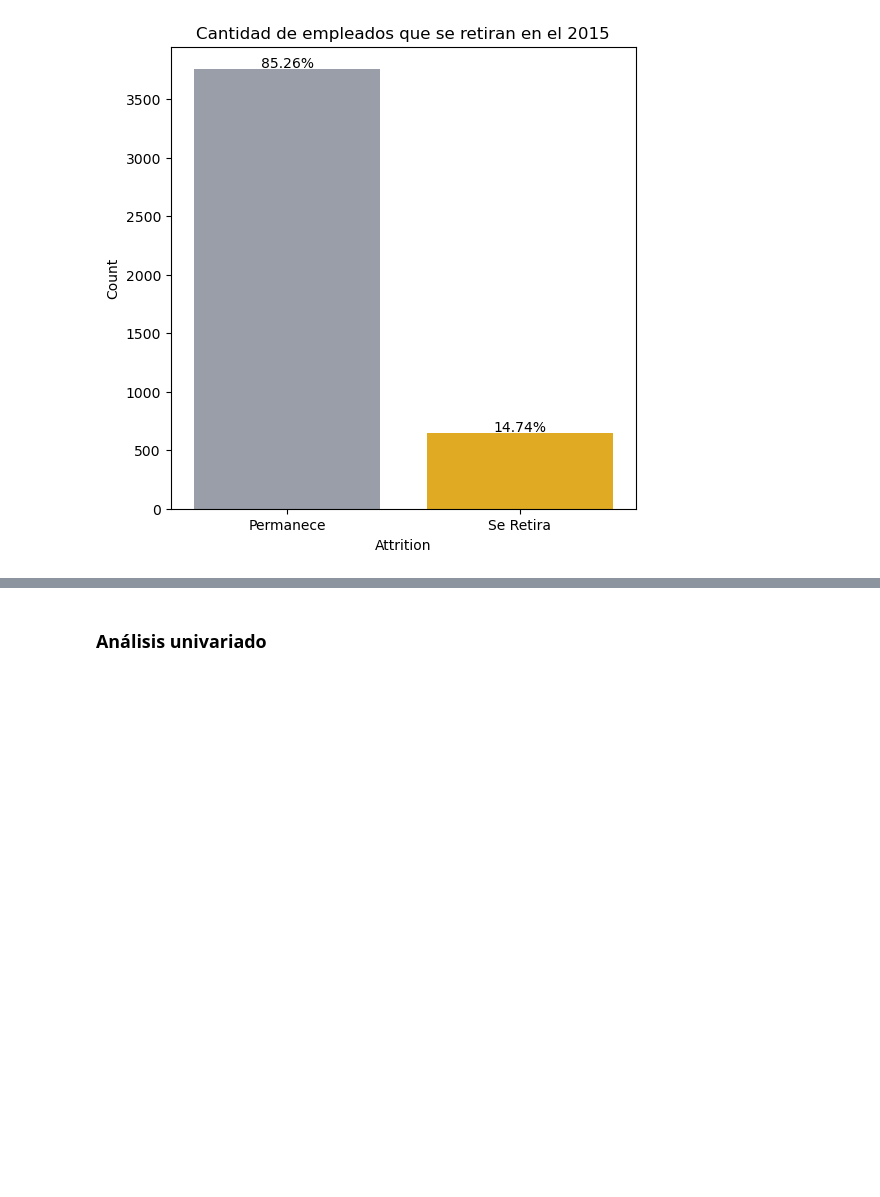
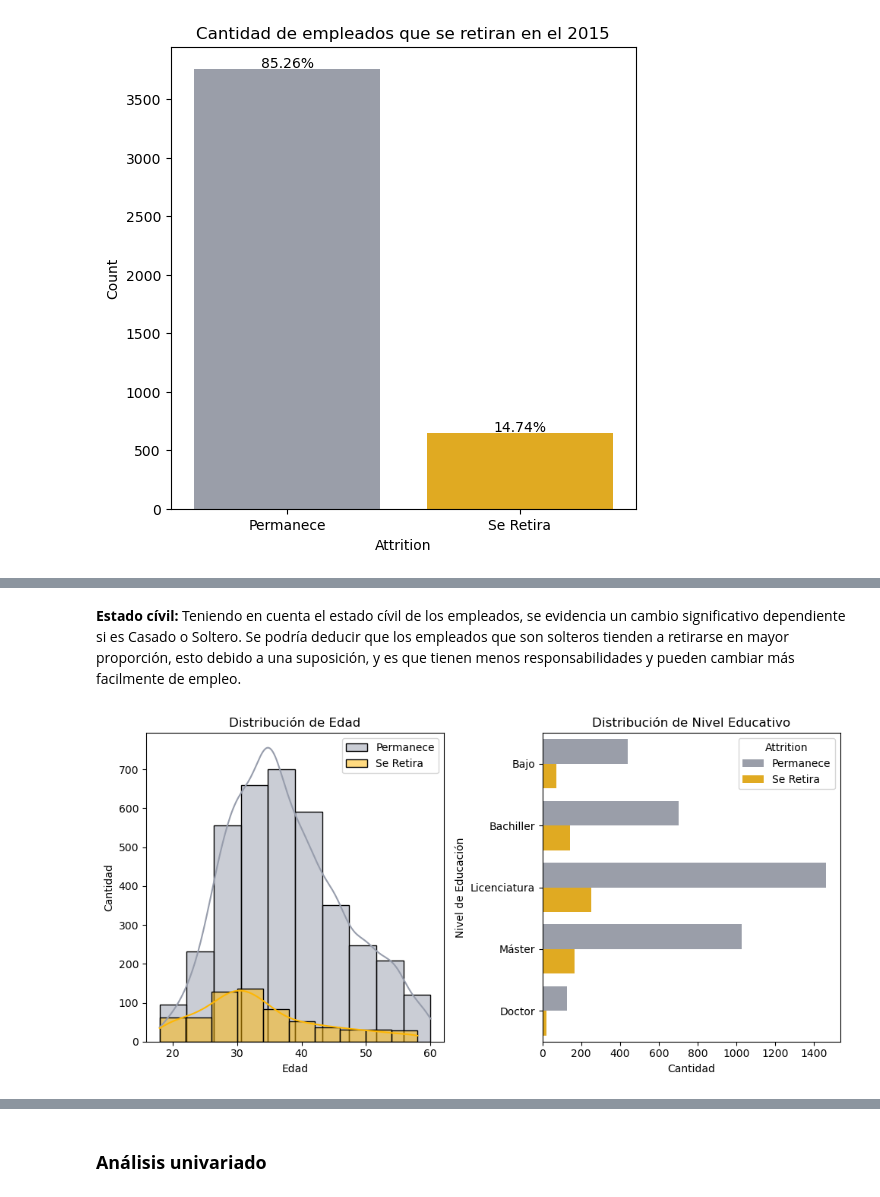
Before and after one commit to SantiRestrepoOlarte/ML_HumanResources, a Jupyter notebook: c_exploracion_de_datos.ipynb, the cells around one changed output, grey strips where cells are left out. Cells and saved outputs as stored; diff of their text form; code cells hidden in the pictures; blank space fills up the shorter version.

```diff
--- a/c_exploracion_de_datos.ipynb
+++ b/c_exploracion_de_datos.ipynb
@@ -217,0 +221,39 @@ sns.lineplot(x = "JobInvolvement", y = "MonthlyIncome", data = df_2015)
+# %% [markdown]
+**Estado cívil:** Teniendo en cuenta el estado cívil de los empleados, se evidencia un cambio significativo dependiente si es Casado o Soltero. Se podría deducir que los empleados que son solteros tienden a retirarse en mayor proporción, esto debido a una suposición, y es que tienen menos responsabilidades y pueden cambiar más facilmente de empleo.
+# %%
+# Configurar el tamaño de la figura y crear subplots
+fig, axes = plt.subplots(1, 2, figsize=(10, 5))
+
+# Gráfico de barras superpuestas para la Edad
+sns.histplot(
+    data=df_2015[df_2015['Attrition'] == 0], x='Age', bins=10, color='#979dac', label='Permanece', ax=axes[0], kde=True
+)
+sns.histplot(
+    data=df_2015[df_2015['Attrition'] == 1], x='Age', bins=10, color='#ffb703', label='Se Retira', ax=axes[0], kde=True
+)
+axes[0].set_title('Distribución de Edad')
+axes[0].set_xlabel('Edad')
+axes[0].set_ylabel('Cantidad')
+axes[0].legend()
+
+# Gráfico de barras agrupadas para Educación
+sns.countplot(
+    data=df_2015, y='Education', hue='Attrition', palette={0: '#979dac', 1: '#ffb703'}, ax=axes[1]
+)
+axes[1].set_title('Distribución de Nivel Educativo')
+axes[1].set_xlabel('Cantidad')
+axes[1].set_ylabel('Nivel de Educación')
+
+# Reemplazar las etiquetas del eje Y con las descripciones
+axes[1].set_yticklabels(['Bajo', 'Bachiller', 'Licenciatura', 'Máster', 'Doctor'])
+
+# Personalizar la leyenda
+handles, labels = axes[1].get_legend_handles_labels()
+labels = ['Permanece', 'Se Retira']
+axes[1].legend(handles, labels, title='Attrition')
+
+# Ajustar el espaciado
+plt.tight_layout()
+plt.show()
+# %% [output]
+[figure, added]
```
Also changed, not shown: parts of 62 cells of this notebook.
